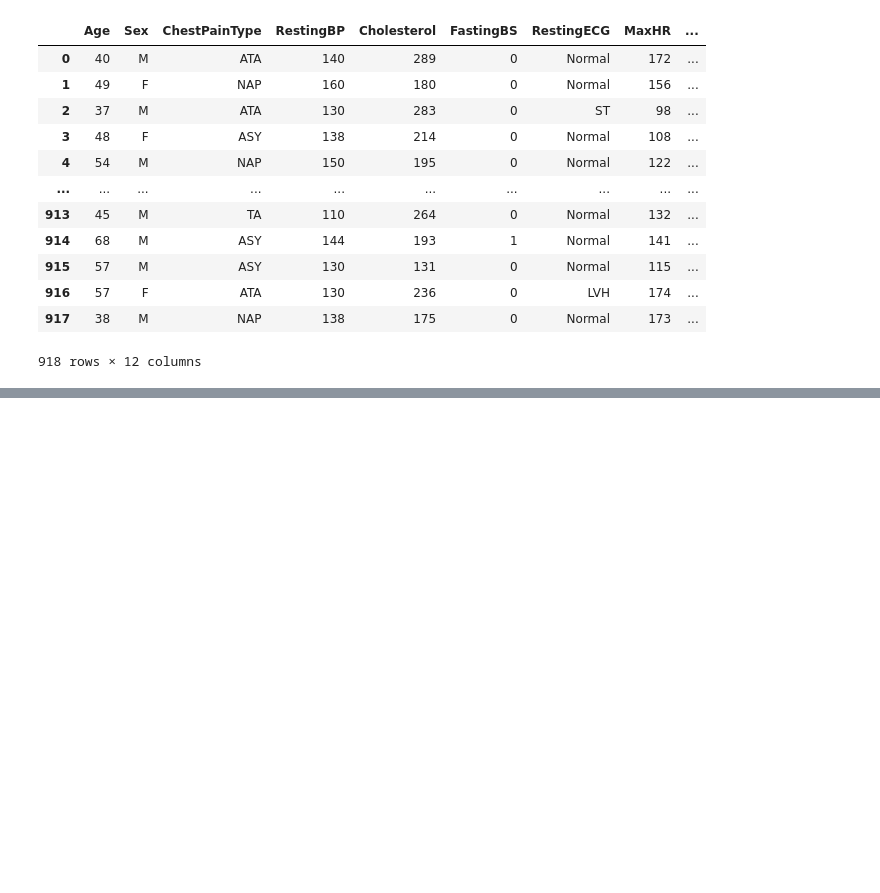
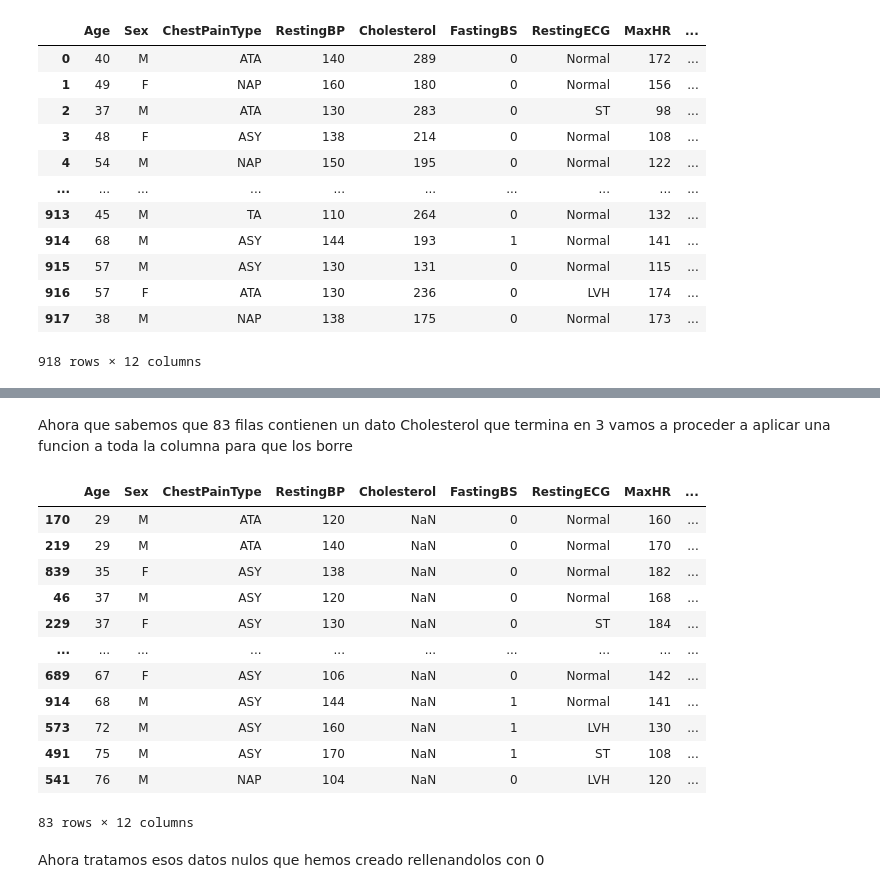
Before and after one commit to Eskurrr/Proyecto-Mineria, a Jupyter notebook: P1_MINERIA.ipynb, the cells around one changed output, grey strips where cells are left out. Saved outputs shown, nothing was run; the diff lists cells and outputs as text; code cells hidden in the pictures; blank space fills up the shorter version.

```diff
--- a/P1_MINERIA.ipynb
+++ b/P1_MINERIA.ipynb
@@ -70,0 +110,21 @@ memory usage: 86.2+ KB
+# %% [markdown]
+Ahora que sabemos que 83 filas contienen un dato Cholesterol que termina en 3 vamos a proceder a aplicar una funcion a toda la columna para que los borre
+# %%
+datos_sorted['Cholesterol'] = datos_sorted['Cholesterol'].apply(lambda x: np.nan if x % 10 == 3 else x)
+datos_sorted.loc[datos_sorted['Cholesterol'].isnull()]
+# %% [output]
+|  | Age | Sex | ChestPainType | RestingBP | Cholesterol | FastingBS | RestingECG | MaxHR | ... |
+| 170 | 29 | M | ATA | 120 | NaN | 0 | Normal | 160 | ... |
+| 219 | 29 | M | ATA | 140 | NaN | 0 | Normal | 170 | ... |
+| 839 | 35 | F | ASY | 138 | NaN | 0 | Normal | 182 | ... |
+| 46 | 37 | M | ASY | 120 | NaN | 0 | Normal | 168 | ... |
+| 229 | 37 | F | ASY | 130 | NaN | 0 | ST | 184 | ... |
+| ... | ... | ... | ... | ... | ... | ... | ... | ... | ... |
+| 689 | 67 | F | ASY | 106 | NaN | 0 | Normal | 142 | ... |
+| 914 | 68 | M | ASY | 144 | NaN | 1 | Normal | 141 | ... |
+| 573 | 72 | M | ASY | 160 | NaN | 1 | LVH | 130 | ... |
+| 491 | 75 | M | ASY | 170 | NaN | 1 | ST | 108 | ... |
+| 541 | 76 | M | NAP | 104 | NaN | 0 | LVH | 120 | ... |
+83 rows × 12 columns
+# %% [markdown]
+Ahora tratamos esos datos nulos que hemos creado rellenandolos con 0
```
Also changed, not shown: parts of 16 cells of this notebook.
